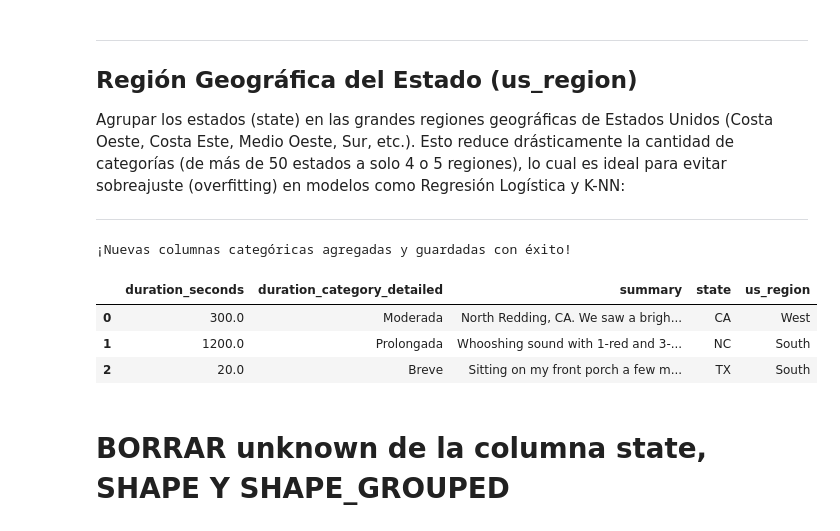
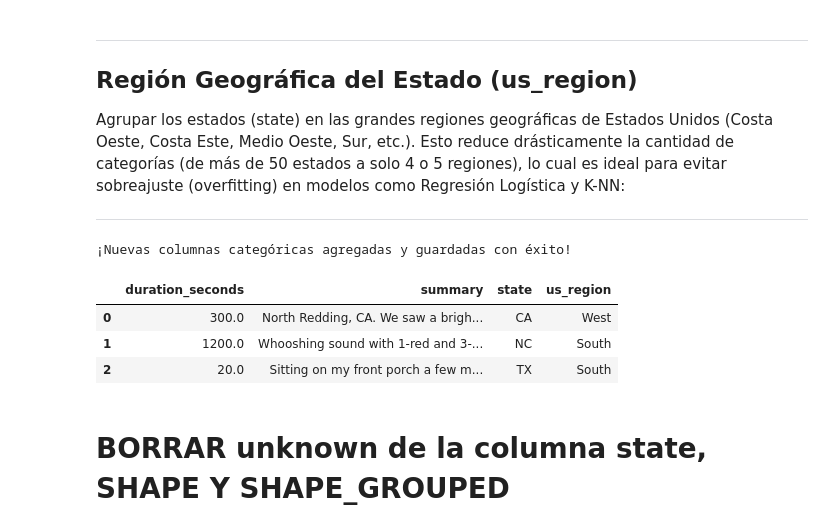
Before and after one commit to arieltunon74/Aprendizaje_automatico_parcial_2026, a Jupyter notebook: notebooks/01 - Preprocesamiento y Escalado/01_Limpieza_y_Preprocesamiento_.ipynb, the cells around one changed output. Saved outputs shown, nothing was run; the diff lists cells and outputs as text; code cells hidden in the pictures.

Commit message:
Agregado semana 11

```diff
--- a/notebooks/01 - Preprocesamiento y Escalado/01_Limpieza_y_Preprocesamiento_.ipynb
+++ b/notebooks/01 - Preprocesamiento y Escalado/01_Limpieza_y_Preprocesamiento_.ipynb
@@ -1701,7 +1701,7 @@ if 'hour' in df.columns:
 # 3. Crear indicador de Fin de Semana (is_weekend)
 if 'day_of_week' in df.columns:
   df['is_weekend'] = df['day_of_week'].apply(
-      lambda x: 'Fin de semana' if x in [4, 5, 6] else 'Día de semana'
+      lambda x: 'Fin de semana' if x in [5, 6] else 'Día de semana'
   )
 
 # 4. Agrupar formas de OVNIs (shape_grouped)
@@ -1761,15 +1761,8 @@ Agrupar los estados (state) en las grandes regiones geográficas de Estados Unid
 import pandas as pd
 import numpy as np
 
-# 1. Duración Detallada (duration_category_detailed)
-bins_duracion = [-1, 10, 60, 300, float('inf')]
-nombres_duracion = ['Muy breve', 'Breve', 'Moderada', 'Prolongada']
-df['duration_category_detailed'] = pd.cut(
-    df['duration_seconds'], bins=bins_duracion, labels=nombres_duracion
-)
 
-
-# 2. Regiones de EE. UU. (us_region)
+# 1. Regiones de EE. UU. (us_region)
 regiones_eeuu = {
     'West': [
         'CA',
@@ -1823,41 +1816,37 @@ regiones_eeuu = {
 
 
 def mapear_region(estado):
   for region, estados in regiones_eeuu.items():
     if str(estado).strip().upper() in estados:
       return region
   return 'Otra / Internacional'
 
 
 df['us_region'] = df['state'].apply(mapear_region)
 
 
 # 3. Guardar cambios en el archivo CSV
 output_path = 'dataset_procesado.csv'
 df.to_csv(output_path, index=False)
 
 print('¡Nuevas columnas categóricas agregadas y guardadas con éxito!')
 
 # Lista de columnas que queremos visualizar
 columnas_visualizacion = [
     'duration_seconds',
-    'duration_category_detailed',
     'summary',
     'state',
     'us_region'
 ]
 
-# Añadir 'quarter_category' solo si existe en el DataFrame
-if 'quarter_category' in df.columns:
-    columnas_visualizacion.append('quarter_category')
 
 display(df[columnas_visualizacion].head(3))
 # %% [output]
 ¡Nuevas columnas categóricas agregadas y guardadas con éxito!
-|  | duration_seconds | duration_category_detailed | summary | state | us_region |
-| 0 | 300.0 | Moderada | North Redding, CA. We saw a brigh... | CA | West |
-| 1 | 1200.0 | Prolongada | Whooshing sound with 1-red and 3-... | NC | South |
-| 2 | 20.0 | Breve | Sitting on my front porch a few m... | TX | South |
+|  | duration_seconds | summary | state | us_region |
+| 0 | 300.0 | North Redding, CA. We saw a brigh... | CA | West |
+| 1 | 1200.0 | Whooshing sound with 1-red and 3-... | NC | South |
+| 2 | 20.0 | Sitting on my front porch a few m... | TX | South |
 # %% [markdown]
 # BORRAR unknown de la columna state, SHAPE Y SHAPE_GROUPED
 # %%
```
Also changed, not shown: parts of 9 cells of this notebook, 2 other files.
